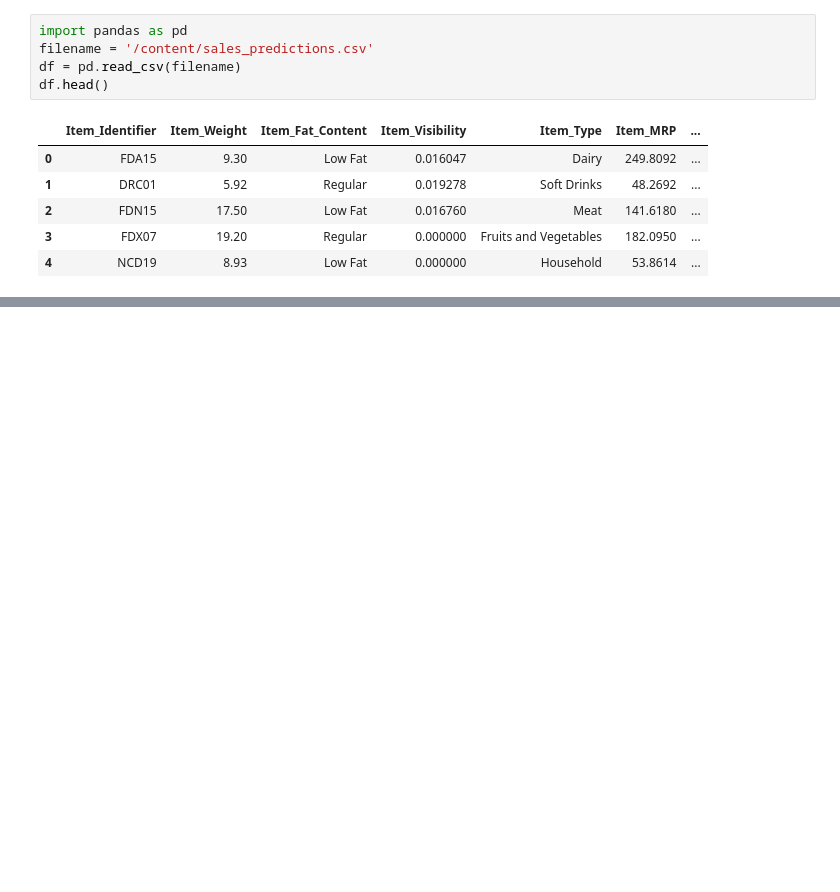
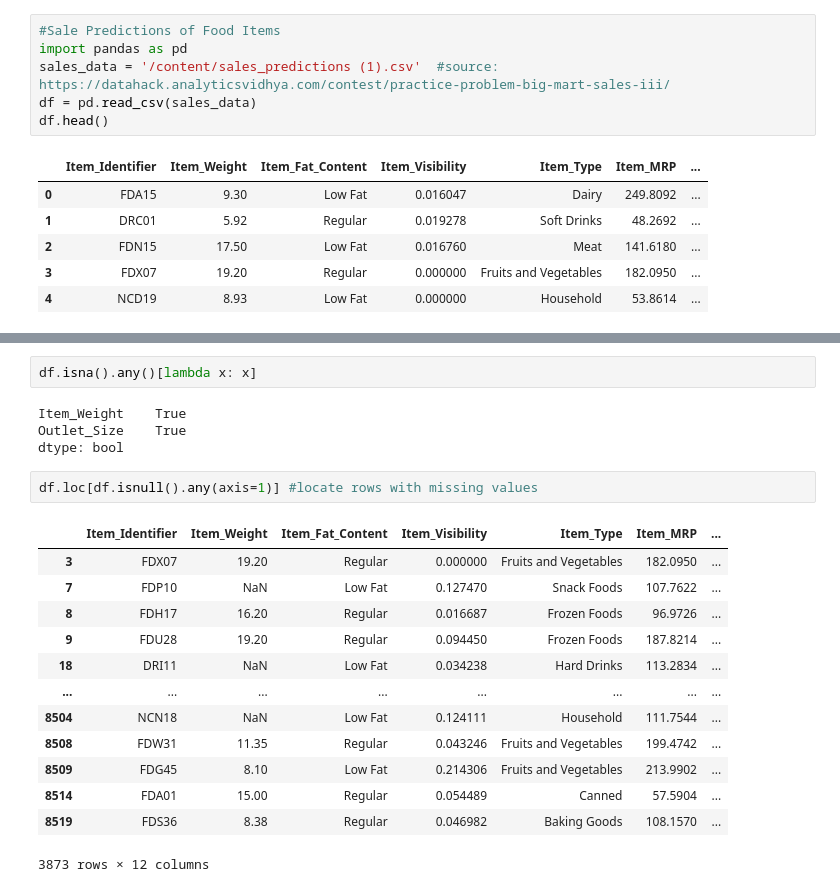
Before and after one commit to rlorey/food_sales_predictions, a Jupyter notebook: Project1.ipynb, the cells around one changed output, grey strips where cells are left out. Saved outputs shown, nothing was run; the diff lists cells and outputs as text; blank space fills up the shorter version.

```diff
--- a/Project1.ipynb
+++ b/Project1.ipynb
@@ -1,9 +1,10 @@
 # %% [markdown]
 <a href="https://colab.research.google.com/github/rlorey/food_sales_predictions/blob/main/Project1.ipynb" target="_parent"><img src="https://colab.research.google.com/assets/colab-badge.svg" alt="Open In Colab"/></a>
 # %%
+#Sale Predictions of Food Items
 import pandas as pd
-filename = '/content/sales_predictions.csv'
-df = pd.read_csv(filename)
+sales_data = '/content/sales_predictions (1).csv'  #source: https://datahack.analyticsvidhya.com/contest/practice-problem-big-mart-sales-iii/
+df = pd.read_csv(sales_data)
 df.head()
 # %% [output]
 |  | Item_Identifier | Item_Weight | Item_Fat_Content | Item_Visibility | Item_Type | Item_MRP | ... |
@@ -14,0 +80,22 @@ df.head()
+# %%
+df.isna().any()[lambda x: x]
+# %% [output]
+Item_Weight    True
+Outlet_Size    True
+dtype: bool
+# %%
+df.loc[df.isnull().any(axis=1)] #locate rows with missing values
+# %% [output]
+|  | Item_Identifier | Item_Weight | Item_Fat_Content | Item_Visibility | Item_Type | Item_MRP | ... |
+| 3 | FDX07 | 19.20 | Regular | 0.000000 | Fruits and Vegetables | 182.0950 | ... |
+| 7 | FDP10 | NaN | Low Fat | 0.127470 | Snack Foods | 107.7622 | ... |
+| 8 | FDH17 | 16.20 | Regular | 0.016687 | Frozen Foods | 96.9726 | ... |
+| 9 | FDU28 | 19.20 | Regular | 0.094450 | Frozen Foods | 187.8214 | ... |
+| 18 | DRI11 | NaN | Low Fat | 0.034238 | Hard Drinks | 113.2834 | ... |
+| ... | ... | ... | ... | ... | ... | ... | ... |
+| 8504 | NCN18 | NaN | Low Fat | 0.124111 | Household | 111.7544 | ... |
+| 8508 | FDW31 | 11.35 | Regular | 0.043246 | Fruits and Vegetables | 199.4742 | ... |
+| 8509 | FDG45 | 8.10 | Low Fat | 0.214306 | Fruits and Vegetables | 213.9902 | ... |
+| 8514 | FDA01 | 15.00 | Regular | 0.054489 | Canned | 57.5904 | ... |
+| 8519 | FDS36 | 8.38 | Regular | 0.046982 | Baking Goods | 108.1570 | ... |
+3873 rows × 12 columns
```
Also changed, not shown: parts of 22 cells of this notebook.
